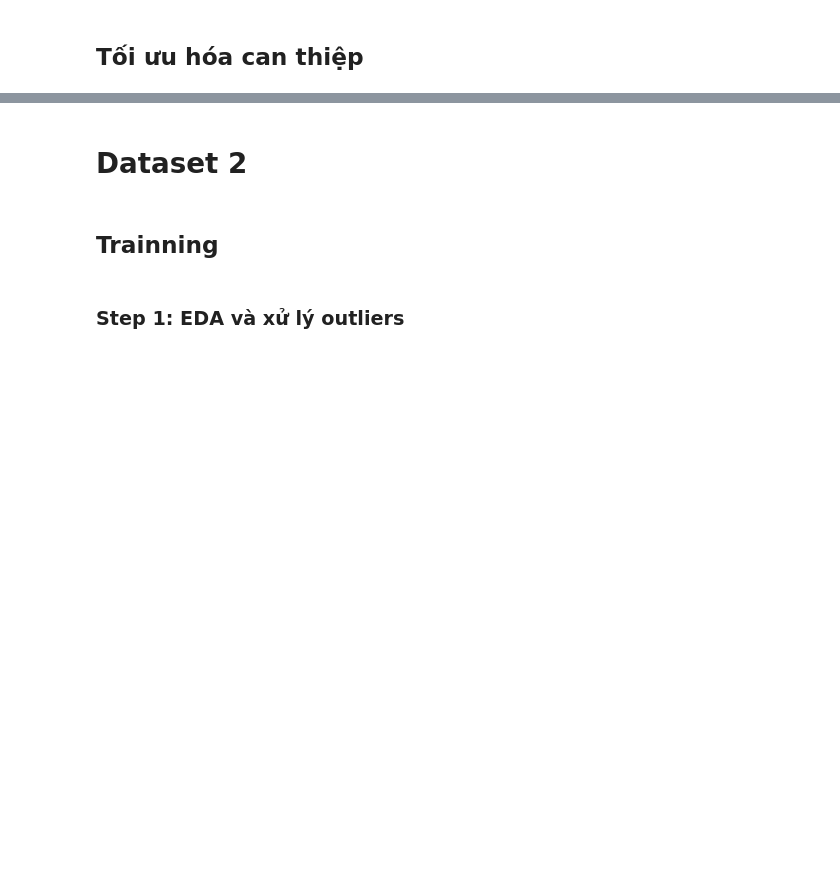
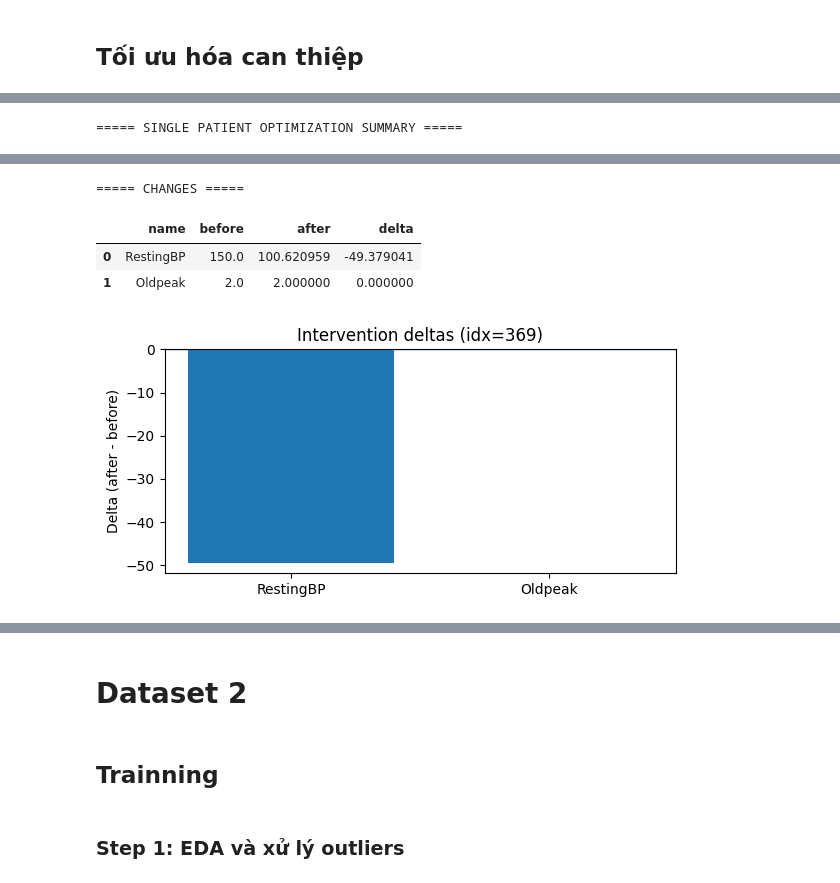
Before and after one commit to NguyenBuiHongTien/CVD_ML, a Jupyter notebook: CDV_New.ipynb, the cells around one changed output, grey strips where cells are left out. Cells and saved outputs as stored; diff of their text form; code cells hidden in the pictures; blank space fills up the shorter version.

```diff
--- a/CDV_New.ipynb
+++ b/CDV_New.ipynb
@@ -1490,6 +1479,0 @@ from Core.intervention_core import (
-# %%
-# df1 và feature_cols_ds1 đã có từ phần model DS1
-X_all = df1[feature_cols_ds1]
-df1["p_before"] = best_pipe_ds1.predict_proba(X_all)[:, 1]
-
-df1[["Age", "Sex", "RestingBP", "Cholesterol", "p_before"]].head()
@@ -1502,0 +1528,6 @@ df1[["Age", "Sex", "RestingBP", "Cholesterol", "p_before"]].head()
+# %%
+df1 = df1.copy()
+df1["p_before"] = best_pipe_ds1.predict_proba(df1[feature_cols_ds1])[:, 1]
+
+idx_test = df1["p_before"].sort_values(ascending=False).index[0]
+print("idx_test:", idx_test, "p_before:", float(df1.loc[idx_test, "p_before"]))
@@ -1656,0 +1582,43 @@ IndexError: single positional indexer is out-of-bounds
+# %%
+patient = get_row_dict(df1, idx_test, feature_cols_ds1)
+
+res = optimize_intervention_multi(
+    base_patient=patient,
+    pipe=best_pipe_ds1,
+    feature_cols=feature_cols_ds1,
+    var_specs=INTERVENTION_VARS_DS1,  # RestingBP + Oldpeak
+    lam=0.02,                         # bạn có thể thử 0.01/0.005
+    method="auto",
+    n_random=64,
+    n_best_starts=4,
+    random_state=42
+)
+
+df_changes = pd.DataFrame(res["changes"])
+summary = pd.DataFrame([{
+    "idx": idx_test,
+    "method_used": res.get("method_used"),
+    "success": res["success"],
+    "no_effect": res["no_effect"],
+    "lambda": res["lambda"],
+    "p_before": res["p_before"],
+    "p_after": res["p_after"],
+    "delta_p": res["delta_p"],
+    "objective(fun_opt)": res["fun_opt"],
+    "message": res["message"],
+}])
+
+print("===== SINGLE PATIENT OPTIMIZATION SUMMARY =====")
+display(summary)
+print("===== CHANGES =====")
+display(df_changes)
+
+plt.figure(figsize=(6, 3))
+plt.bar(df_changes["name"], df_changes["delta"])
+plt.axhline(0, linewidth=1)
+plt.title(f"Intervention deltas (idx={idx_test})")
+plt.ylabel("Delta (after - before)")
+plt.tight_layout()
+plt.show()
+# %% [output]
+===== SINGLE PATIENT OPTIMIZATION SUMMARY =====
@@ -1656,0 +1627,5 @@ IndexError: single positional indexer is out-of-bounds
+===== CHANGES =====
+|  | name | before | after | delta |
+| 0 | RestingBP | 150.0 | 100.620959 | -49.379041 |
+| 1 | Oldpeak | 2.0 | 2.000000 | 0.000000 |
+[figure, added]
```
Also changed, not shown: parts of 24 cells of this notebook, 7 other files.
